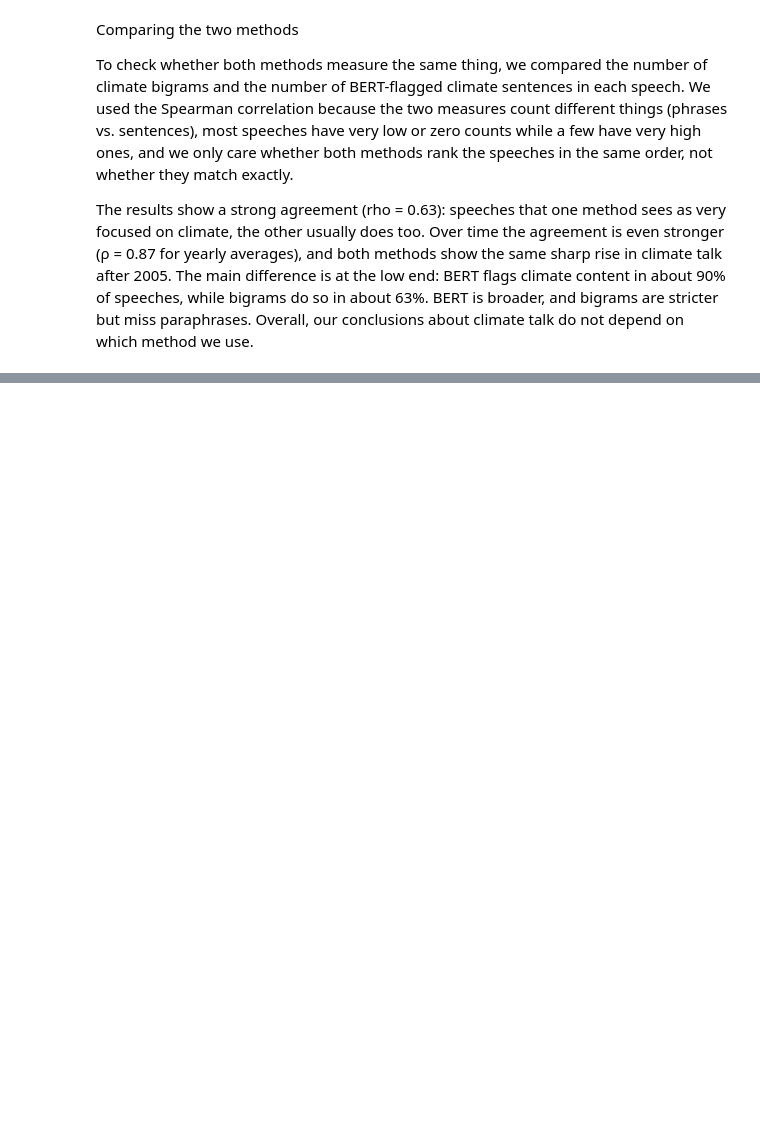
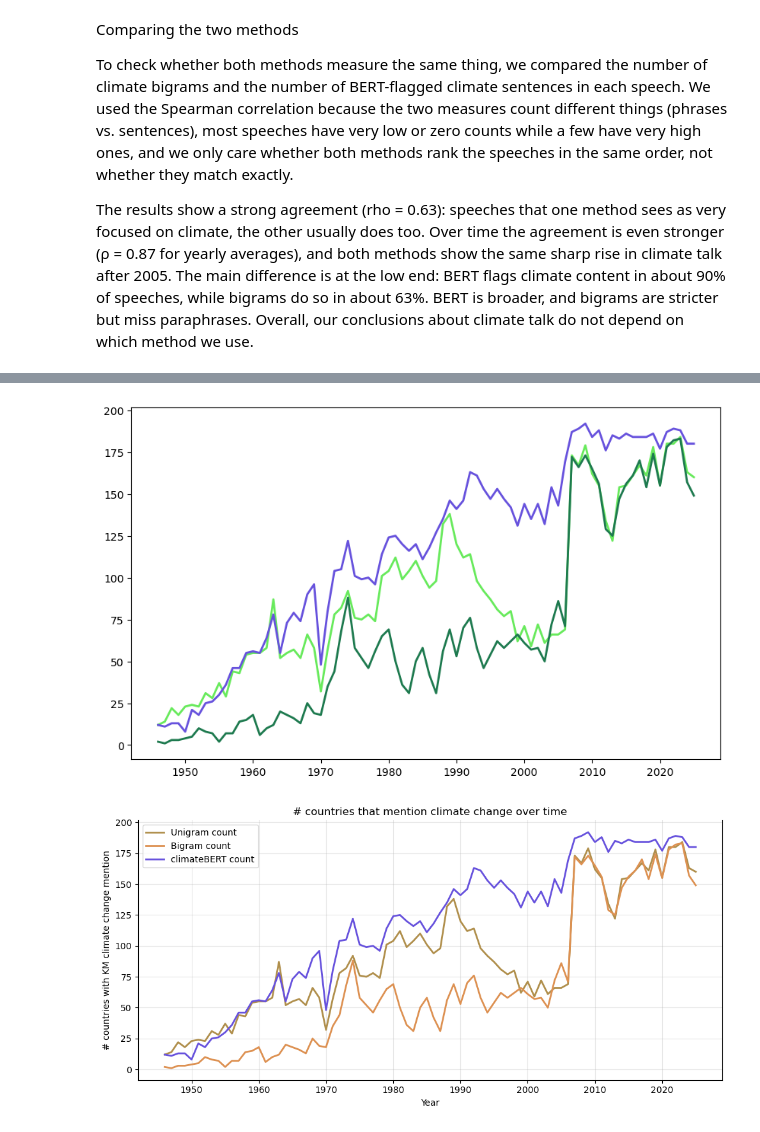
Before and after one commit to jacobgroot/FDS, a Jupyter notebook: speech_exploratory.ipynb, the cells around one changed output, grey strips where cells are left out. Drawn from its saved outputs; the diff is of its cells as text; code cells hidden in the pictures; blank space fills up the shorter version.

Commit message:
rate vs emission grapfh

```diff
--- a/speech_exploratory.ipynb
+++ b/speech_exploratory.ipynb
@@ -1018,0 +1130,70 @@ The results show a strong agreement (rho = 0.63): speeches that one method sees
+# %%
+fig, ax = plt.subplots(figsize=(10, 6))
+BERT_C = BERT_c.groupby(BERT_c.index.get_level_values('year')).sum()
+BERT_C = BERT_C[BERT_C.index.isin(yearly_C.index)]
+# print(BERT_C)
+ax.plot(yearly_C.index, yearly_C['has_unigram'],
+        color="#68EA5C", linewidth=2, label='# Countries with unigram mentions')
+ax.plot(yearly_C.index, yearly_C['has_bigram'],
+        color="#1E7A4F", linewidth=2, label='# Countries with bigram mentions')
+ax.plot(yearly_C.index, BERT_C,
+        color="#6752DD", linewidth=2, label='climateBERT mentions')
+
+
+# 1. Initialize the figure and primary axis
+fig, ax = plt.subplots(figsize=(10, 5))
+
+
+# 3. Left axis: Word-level keyword rates (Unigrams & Bigrams)
+line1 = ax.plot(
+    yearly_C.index,
+    yearly_C['has_unigram'],
+    color="#B08F4C",
+    linewidth=2,
+    label='Unigram count',
+)
+line2 = ax.plot(
+    yearly_C.index,
+    yearly_C['has_bigram'],
+    color="#DD9152",
+    linewidth=2,
+    label='Bigram count',
+)
+
+# 4. Right axis: Sentence-level transformer rate (ClimateBERT)
+line3 = ax.plot(
+    yearly_C.index,
+    BERT_C,
+    color="#6752DD",
+    linewidth=2,
+    label='climateBERT count',
+)
+
+# Axis labels & title
+ax.set_xlabel('Year')
+ax.set_ylabel('# countries with KM climate change mention')
+
+ax.set_title('# countries that mention climate change over time')
+
+# Style right axis ticks & spines to match BERT's color
+
+ax.spines['top'].set_visible(False)
+
+
+# Grid only on primary axis to avoid conflicting gridlines
+ax.grid(True, alpha=0.3)
+
+
+# Combine lines and labels from both axes into a single legend
+lines = line1 + line2 + line3
+labels = [l.get_label() for l in lines]
+ax.legend(lines, labels, loc='upper left', frameon=True)
+
+plt.tight_layout()
+# save as vector image
+# plt.show()
+plt.savefig("plots/countries_with_climate_change_mentions.pdf", bbox_inches="tight")
+# plt.savefig("plots/countries_with_climate_change_mentions.png")
+# %% [output]
+[figure, added]
+[figure, added]
```
Also changed, not shown: parts of 15 cells of this notebook, 8 other files.
